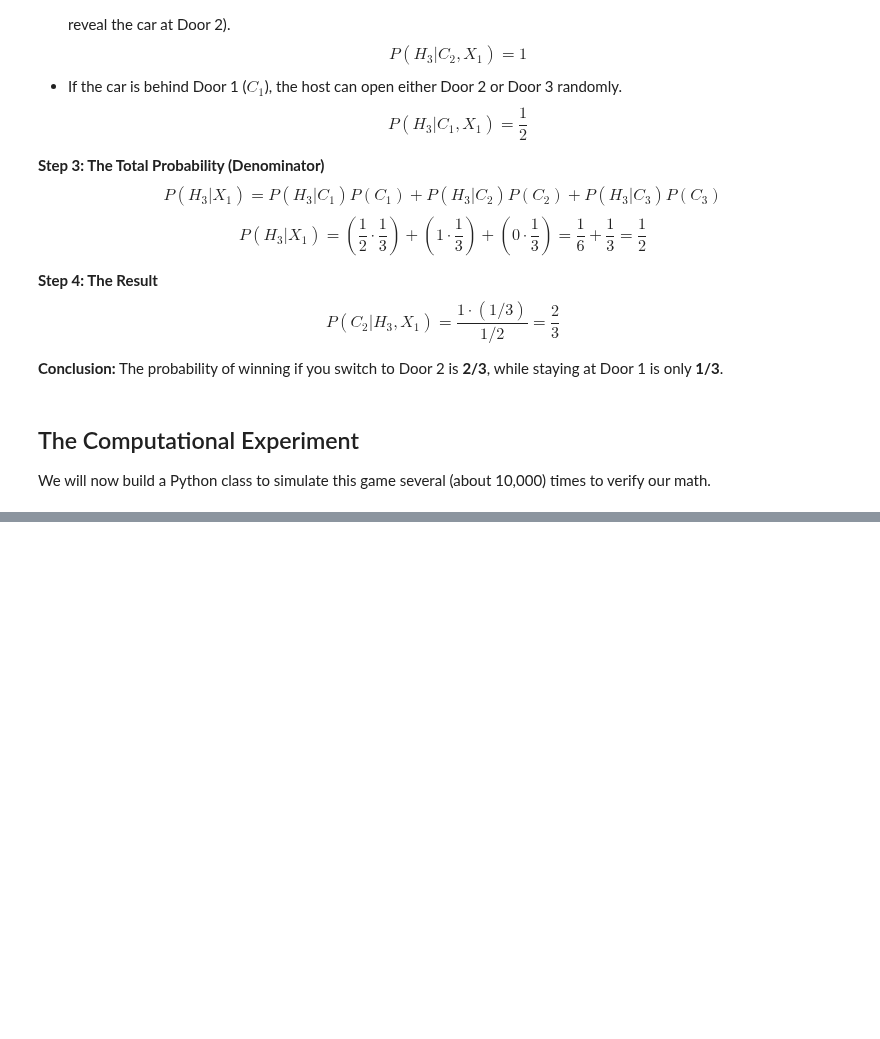
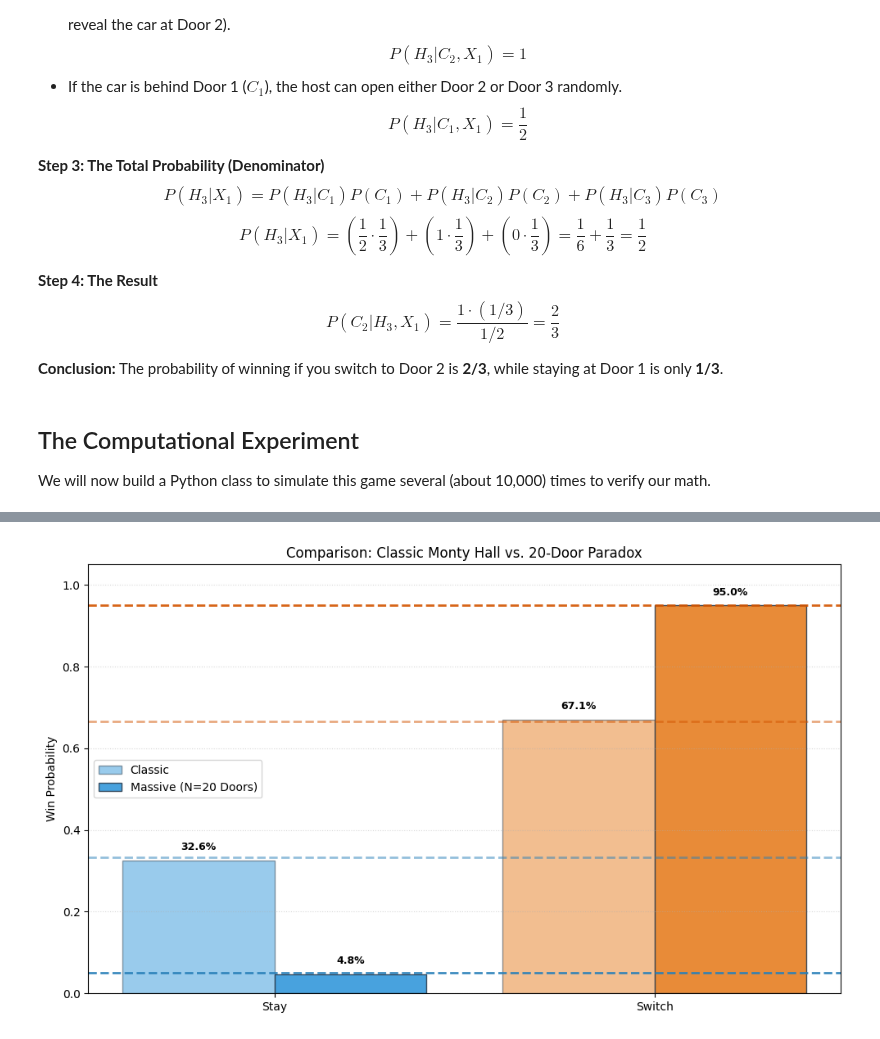
Before and after one commit to sambit-giri/mimirs-well, a Jupyter notebook: notebooks/01-monty-hall/monty_hall.ipynb, the cells around one changed output, grey strips where cells are left out. Saved outputs shown, nothing was run; the diff lists cells and outputs as text; code cells hidden in the pictures; blank space fills up the shorter version.

Commit message:
generalised Monty Hall Problem

```diff
--- a/notebooks/01-monty-hall/monty_hall.ipynb
+++ b/notebooks/01-monty-hall/monty_hall.ipynb
@@ -230,0 +502,17 @@ Our intuition fails because we ignore conditional information.
+# %%
+# --- SIMULATION COMPARISON ---
+print("Running Simulations for Comparison...")
+
+NUM_TRIALS = 10_000
+print(f"Running Monte Carlo Simulation with {NUM_TRIALS:,} trials...")
+
+# 1. Run Classic (N=3)
+classic_game = GeneralizedMontyHall(num_doors=3)
+classic_results = classic_game.run_simulation(NUM_TRIALS)
+classic_game.print_results(classic_results, NUM_TRIALS)
+
+# 2. Run Massive
+N_massive = 20
+massive_game = GeneralizedMontyHall(num_doors=N_massive, num_to_open=N_massive-2)
+massive_results = massive_game.run_simulation(NUM_TRIALS)
+massive_game.print_results(massive_results, NUM_TRIALS)
@@ -230,0 +530,17 @@ Our intuition fails because we ignore conditional information.
+# %%
+# Visualization: Grouped Bar Chart in Same Panel
+fig, ax = plt.subplots(figsize=(10, 6))
+
+# Plot Classic (Shifted Left)
+classic_game.plot_results(classic_results, NUM_TRIALS, ax=ax, alpha=0.5,
+                          bar_position=-0.2, width=0.4, label_prefix="Classic")
+
+# Plot Massive (Shifted Right)
+massive_game.plot_results(massive_results, NUM_TRIALS, ax=ax, alpha=0.9,
+                          bar_position=0.2, width=0.4, label_prefix=rf"Massive (N={N_massive} Doors)")
+
+ax.set_title(rf"Comparison: Classic Monty Hall vs. {N_massive}-Door Paradox")
+plt.tight_layout()
+plt.show()
+# %% [output]
+[figure, added]
```
Also changed, not shown: parts of 11 cells of this notebook.
